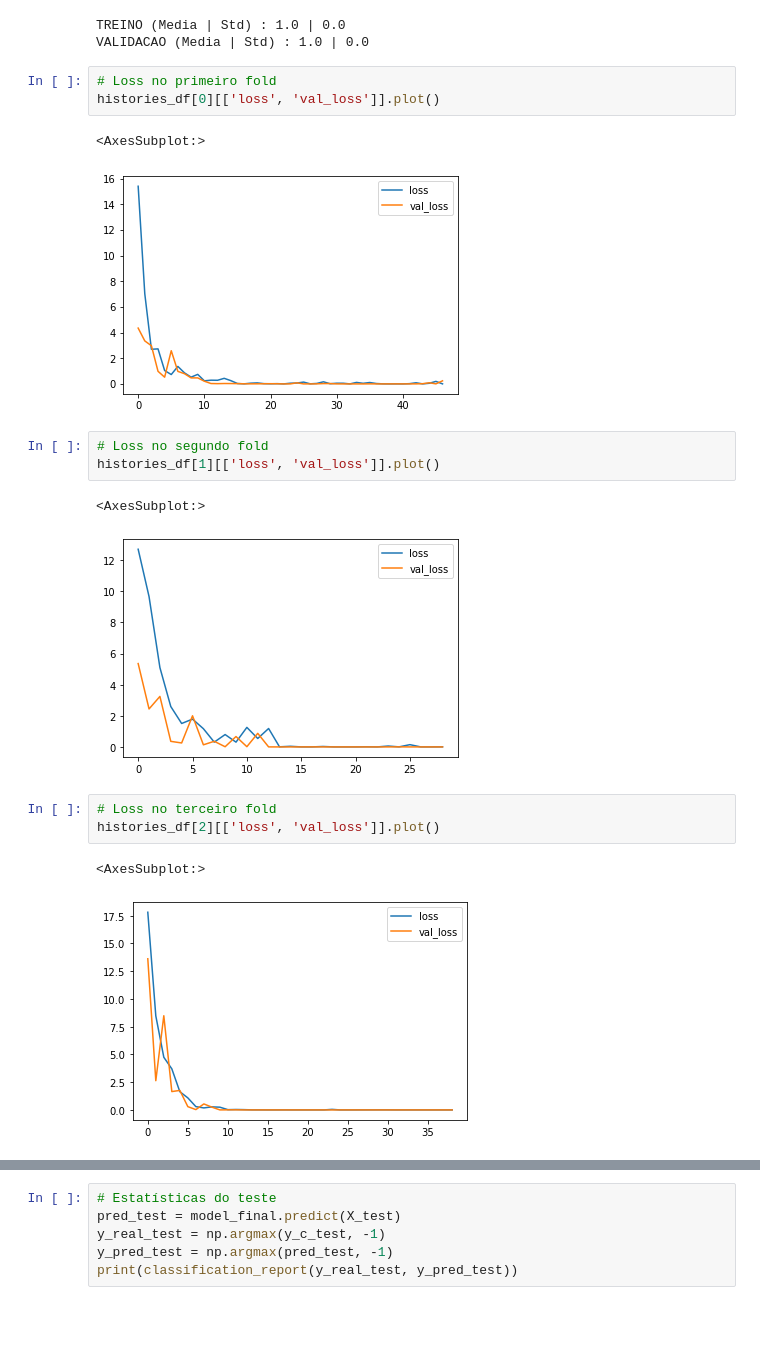
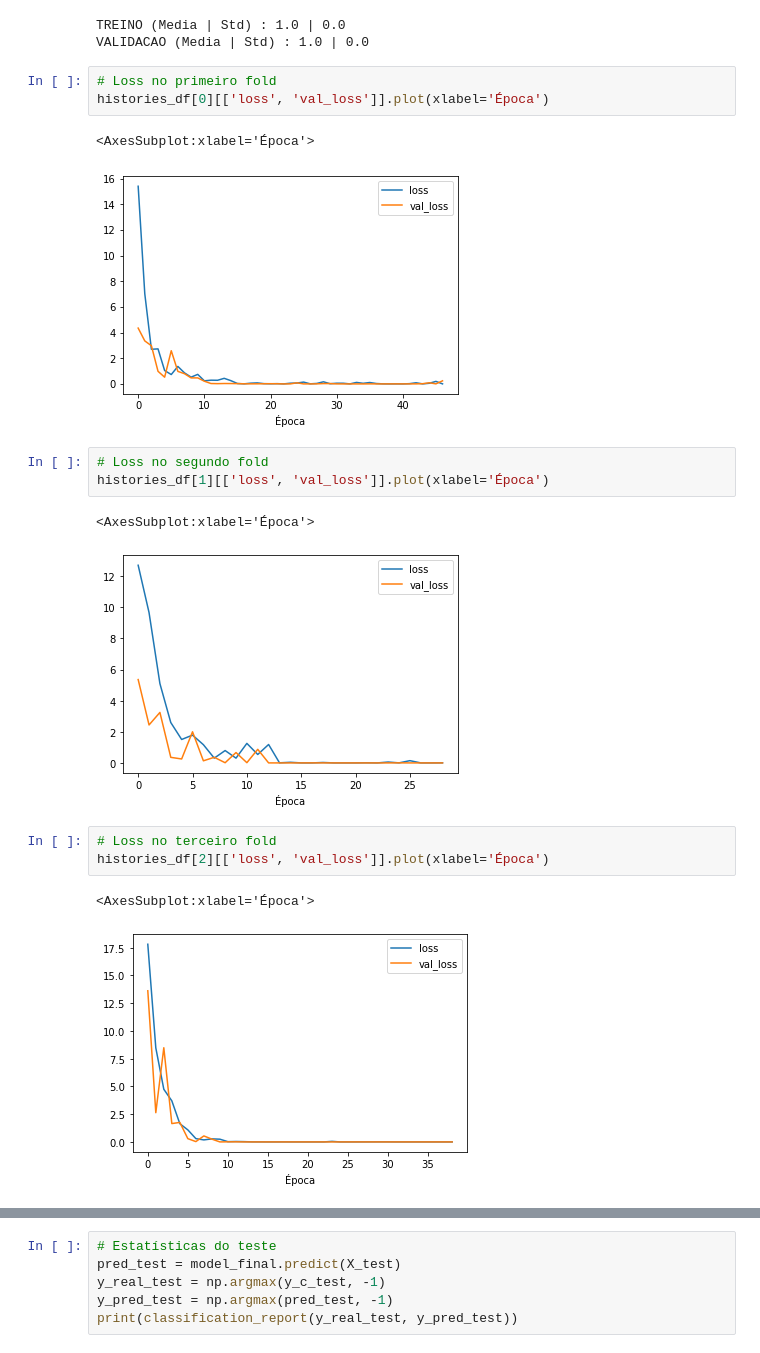
Before and after one commit to FelipeBotelho8/Verificacao-de-Locutor, a Jupyter notebook: treino_mel_cross_val.ipynb, the cells around one changed output, grey strips where cells are left out. Cells and saved outputs as stored; diff of their text form; blank space fills up the shorter version.

```diff
--- a/treino_mel_cross_val.ipynb
+++ b/treino_mel_cross_val.ipynb
@@ -235,21 +235,21 @@ TREINO (Media | Std) : 1.0 | 0.0
 VALIDACAO (Media | Std) : 1.0 | 0.0
 # %%
 # Loss no primeiro fold
-histories_df[0][['loss', 'val_loss']].plot()
+histories_df[0][['loss', 'val_loss']].plot(xlabel='Época')
 # %% [output]
-<AxesSubplot:>
+<AxesSubplot:xlabel='Época'>
-[figure, old version]
+[figure, new version]
 # %%
 # Loss no segundo fold
-histories_df[1][['loss', 'val_loss']].plot()
+histories_df[1][['loss', 'val_loss']].plot(xlabel='Época')
 # %% [output]
-<AxesSubplot:>
+<AxesSubplot:xlabel='Época'>
-[figure, old version]
+[figure, new version]
 # %%
 # Loss no terceiro fold
-histories_df[2][['loss', 'val_loss']].plot()
+histories_df[2][['loss', 'val_loss']].plot(xlabel='Época')
 # %% [output]
-<AxesSubplot:>
+<AxesSubplot:xlabel='Época'>
-[figure, old version]
+[figure, new version]
 # %%
 # Loss no quarto fold
```
Also changed, not shown: parts of 6 cells of this notebook.
